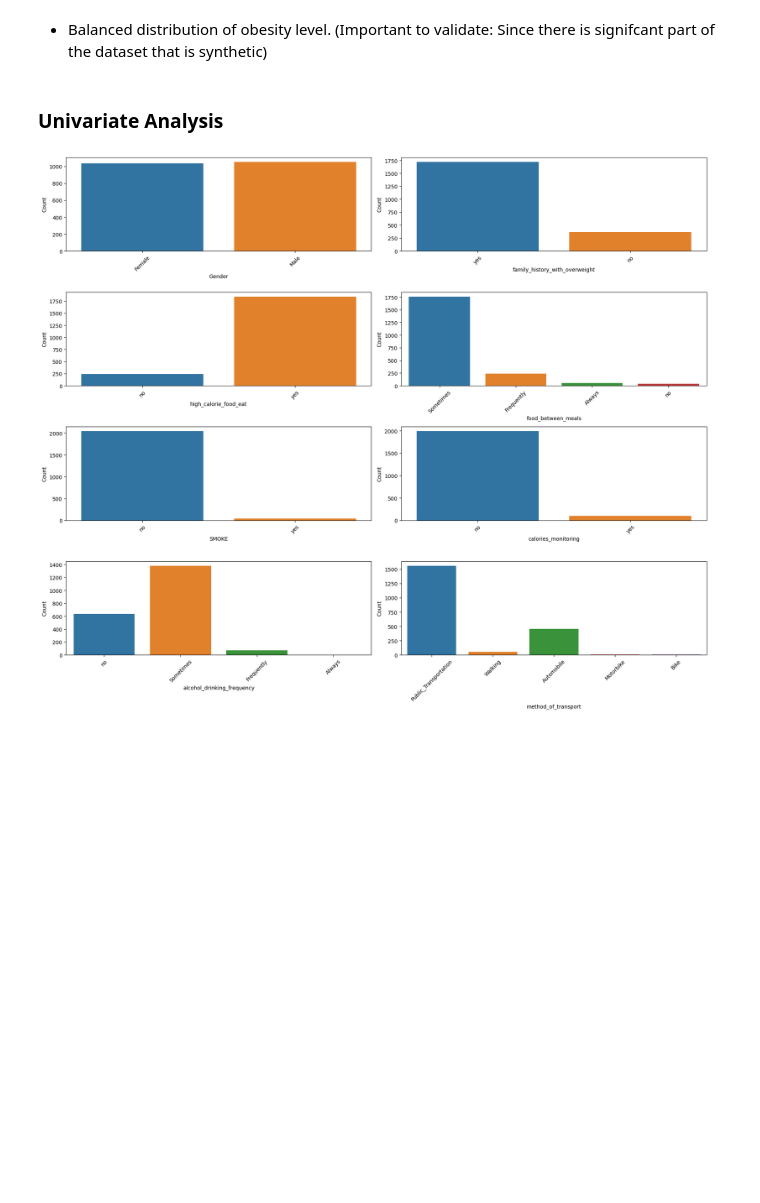
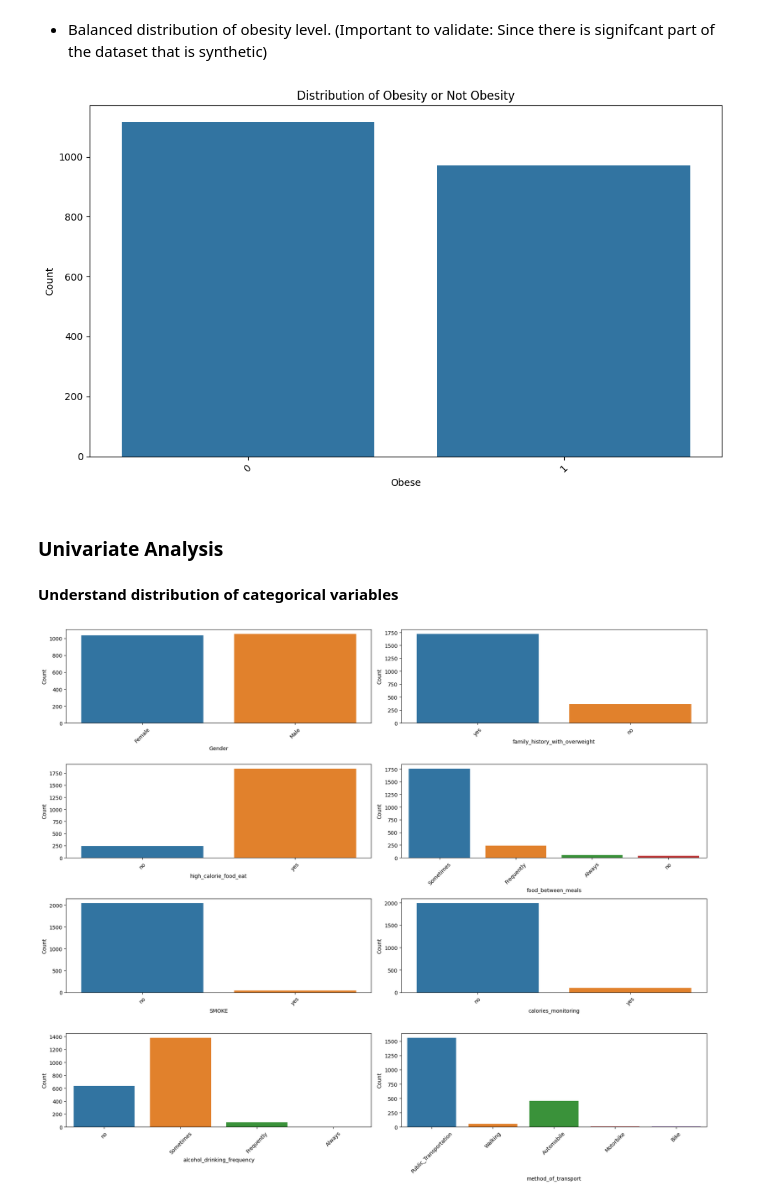
Before and after one commit to mojodean/aai-500-project-obesity-levels, a Jupyter notebook: obesity-levels.ipynb, the cells around one changed output. Saved outputs shown, nothing was run; the diff lists cells and outputs as text; code cells hidden in the pictures; blank space fills up the shorter version.

```diff
--- a/obesity-levels.ipynb
+++ b/obesity-levels.ipynb
@@ -159,8 +124,26 @@ plt.show()
 [figure]
 # %% [markdown]
 - Balanced distribution of obesity level. (Important to validate: Since there is signifcant part of the dataset that is synthetic)
+# %%
+# add obese vs not obese variable
+obesity['Obese'] = obesity['NObeyesdad'].apply(lambda x: 1 if x in ['Obesity_Type_I', 'Obesity_Type_II', 'Obesity_Type_III'] else 0)
+
+# plot distribution of obese/vs not obese to see if it is balanced
+# Plot the distribution of obesity levels
+plt.figure(figsize=(10, 6))
+sns.countplot(x='Obese', data=obesity)
+plt.xticks(rotation=45)  # Rotate labels for better readability
+plt.title('Distribution of Obesity or Not Obesity')
+plt.xlabel('Obese')
+plt.ylabel('Count')
+plt.tight_layout()
+plt.show()
+# %% [output]
+[figure, added]
 # %% [markdown]
 ### Univariate Analysis
+# %% [markdown]
+**Understand distribution of categorical variables**
 # %%
 # Set the size of the figure
 plt.figure(figsize=(18, 15))
```
Also changed, not shown: parts of 57 cells of this notebook.
